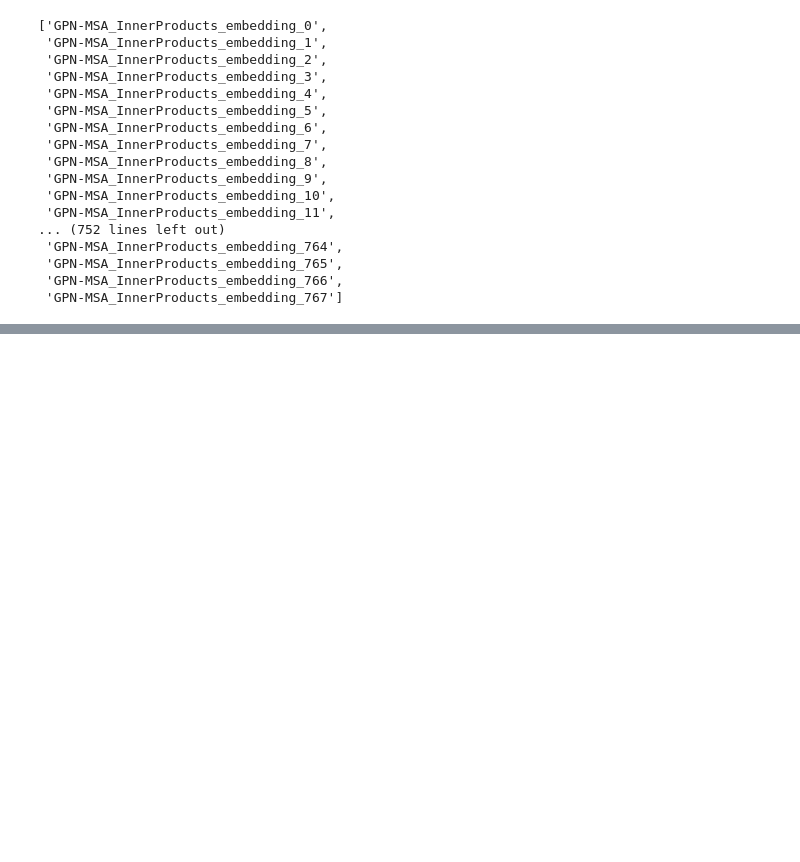
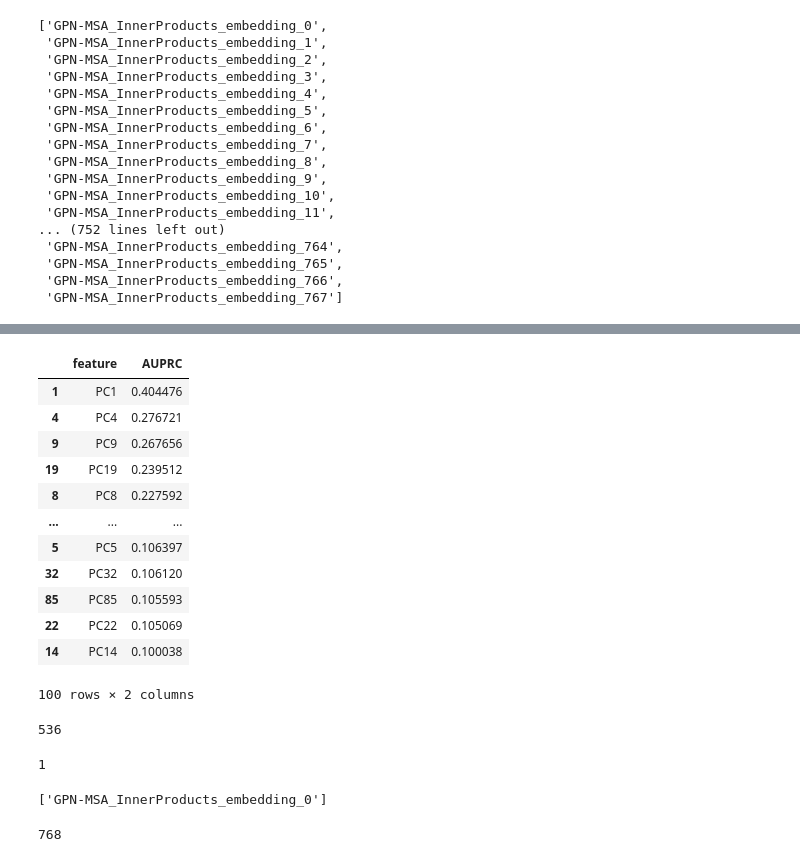
Before and after one commit to minjaf/TraitGym, a Jupyter notebook: workflow/notebooks/feature_selection.ipynb, the cells around one changed output, grey strips where cells are left out. Drawn from its saved outputs; the diff is of its cells as text; code cells hidden in the pictures; blank space fills up the shorter version.

```diff
--- a/workflow/notebooks/feature_selection.ipynb
+++ b/workflow/notebooks/feature_selection.ipynb
@@ -78,0 +100,21 @@ features
+# %%
+pca = PCA(n_components=100, random_state=42).fit_transform(V[features])
+res2 = []
+for i in tqdm(range(pca.shape[1])):
+    res2.append([f"PC{i}", max(average_precision_score(V.label, pca[:, i]), average_precision_score(V.label, -pca[:, i]))])
+res2 = pd.DataFrame(res2, columns=["feature", "AUPRC"]).sort_values("AUPRC", ascending=False)
+res2
+# %% [output]
+|  | feature | AUPRC |
+| 1 | PC1 | 0.404476 |
+| 4 | PC4 | 0.276721 |
+| 9 | PC9 | 0.267656 |
+| 19 | PC19 | 0.239512 |
+| 8 | PC8 | 0.227592 |
+| ... | ... | ... |
+| 5 | PC5 | 0.106397 |
+| 32 | PC32 | 0.106120 |
+| 85 | PC85 | 0.105593 |
+| 22 | PC22 | 0.105069 |
+| 14 | PC14 | 0.100038 |
+100 rows × 2 columns
@@ -78,0 +143,17 @@ features
+# %%
+groups = find_correlated_groups(X, method="spearman", threshold=0.9)
+len(groups)
+# %% [output]
+536
+# %%
+len(groups[0])
+# %% [output]
+1
+# %%
+groups[0]
+# %% [output]
+['GPN-MSA_InnerProducts_embedding_0']
+# %%
+sum([len(group) for group in groups])
+# %% [output]
+768
```
Also changed, not shown: parts of 23 cells of this notebook, 5 other files.
